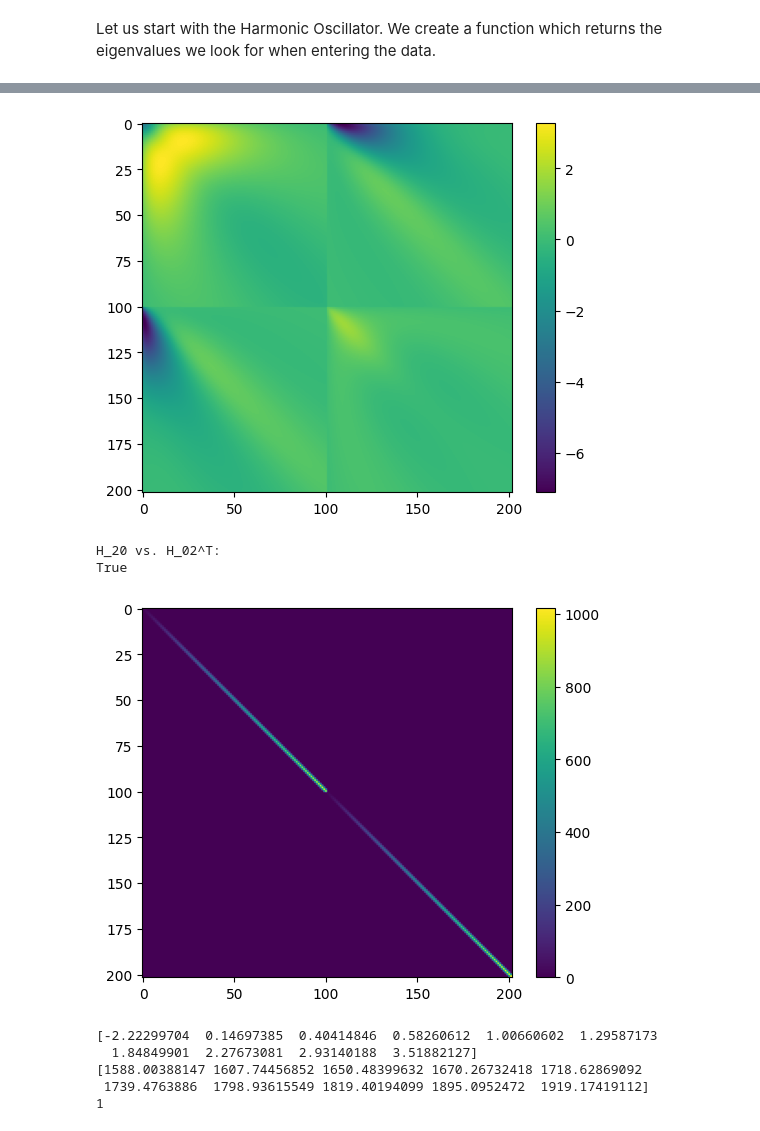
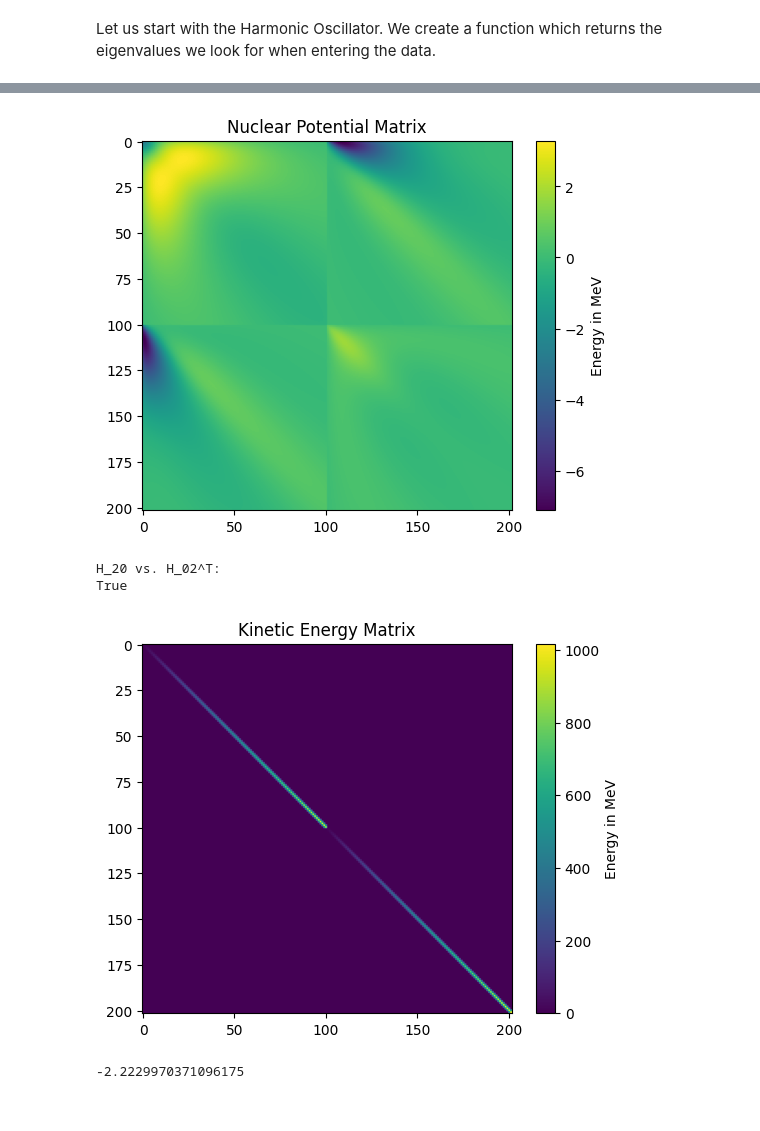
Before and after one commit to elanikum/comp_nuclear_structure_physics2025, a Jupyter notebook: deuteron_gs.ipynb, the cells around one changed output, grey strips where cells are left out. Cells and saved outputs as stored; diff of their text form; code cells hidden in the pictures.

```diff
--- a/deuteron_gs.ipynb
+++ b/deuteron_gs.ipynb
@@ -17,7 +83,7 @@ def symmetrize(m):
 def hermitize(m01, m10):
     return m01 + m10.T - np.diag(m01.diagonal())
 
-def create_hamiltonian(file1, file2, plotting = None):
+def create_hamiltonian(file1, file2, Nmax = None, plotting = None):
     vNN = pd.read_csv(file1, sep = r"\s+", header = None, skiprows = 1)
     tRel = pd.read_csv(file2, sep = r"\s+", header = None, skiprows = 1)
 
@@ -26,6 +92,10 @@ def create_hamiltonian(file1, file2, plotting = None):
 
     vNN = vNN.loc[(vNN['J'] == 1) & (vNN['S'] == 1) & (vNN['T'] == 0) & (vNN['MT'] == 0)]
     tRel = tRel.loc[(tRel['J'] == 1) & (tRel['S'] == 1) & (tRel['T'] == 0) & (tRel['MT'] == 0)]
+
+    if Nmax is not None:
+        vNN = vNN[(vNN['N'] <= Nmax) & (vNN['NN'] <= Nmax)]
+        tRel = tRel[(tRel['N'] <= Nmax) & (tRel['NN'] <= Nmax)]
 
     vNN = vNN.sort_values(['L',"LL"])
     tRel = tRel.sort_values(['L',"LL"])
@@ -40,58 +110,51 @@ def create_hamiltonian(file1, file2, plotting = None):
     V_20 = hermitize(V_20_wip, V_02_wip)
     V_22 = symmetrize(V_22)
 
     V = np.block([[V_00, V_02], [V_20, V_22]])
 
     T_00 = tRel[(tRel['L'] == 0) & (tRel["LL"] == 0)].pivot(index="N", columns="NN", values='E').fillna(0).values
     T_02 = tRel[(tRel['L'] == 0) & (tRel["LL"] == 2)].pivot(index="N", columns="NN", values='E').fillna(0).values
     T_20 = tRel[(tRel['L'] == 2) & (tRel["LL"] == 0)].pivot(index="N", columns="NN", values='E').fillna(0).values
     T_22 = tRel[(tRel['L'] == 2) & (tRel["LL"] == 2)].pivot(index="N", columns="NN", values='E').fillna(0).values
 
     T_00 = symmetrize(T_00)
-    #T_02 = hermitize(T_02, T_20)
-    #T_20 = hermitize(T_20, T_02)
     T_22 = symmetrize(T_22)
 
     T = np.block([[T_00, T_02], [T_20, T_22]])
 
     if plotting:
         plt.imshow(V)
-        plt.colorbar()
+        plt.colorbar(label = "Energy in MeV")
+        plt.title("Nuclear Potential Matrix")
         plt.show()
 
         # Validate symmetry of submatrices
         print("H_20 vs. H_02^T:")
         print(np.allclose(V_20, V_02.T))
 
         plt.imshow(T)
-        plt.colorbar()
+        plt.colorbar(label = "Energy in MeV")
+        plt.title("Kinetic Energy Matrix")
         plt.show()
+
     return V+T
 
-def solve_eigensystem(m):
-    w, v = np.linalg.eig(m)
-    return w, v
+def solve_eigensystem_gsE(file1, file2, Nmax = None):
+    if Nmax is not None:
+        H = create_hamiltonian(file1, file2, Nmax)
+    else:
+        H = create_hamiltonian(file1, file2)
+    w, v = np.linalg.eig(H)
+    w_sorted = np.sort(w)
+    return w_sorted[0]
 
+H = create_hamiltonian(vNN_dat_chi2bSMSI5C[0], tRel_dat[0], plotting = True)
 
-if __name__ == "__main__":
-    vNN_dat = r"Data\RelativeHarmonicOscillator\chi2bSMSI5C\chi2bSMSI5C_srg0000_NMax100_LMax02_hwHO010.meho\chi2bSMSI5C_srg0000_NMax100_LMax02_hwHO010.meho"
-    tRel_dat = r"Data\RelativeHarmonicOscillator\kinetic\trel_NMax100_LMax02_hwHO010.meho\trel_NMax100_LMax02_hwHO010.meho"
-    H = create_hamiltonian(vNN_dat, tRel_dat, plotting = True)
-    w, v = solve_eigensystem(H)
-    # sort w and print smallest eigenvalues
-    w_sorted = np.sort(w)
-    print(w_sorted[:10])
-    print(w_sorted[-10:])
-
-    # check negative eigenvalues
-    print(np.sum(w_sorted < 0))
+gsE = solve_eigensystem_gsE(vNN_dat_chi2bSMSI5C[0], tRel_dat[0])
+print(gsE)
 # %% [output]
-[figure, old version]
+[figure, new version]
 H_20 vs. H_02^T:
 True
-[figure, old version]
+[figure, new version]
-[-2.22299704  0.14697385  0.40414846  0.58260612  1.00660602  1.29587173
-  1.84849901  2.27673081  2.93140188  3.51882127]
-[1588.00388147 1607.74456852 1650.48399632 1670.26732418 1718.62869092
- 1739.4763886  1798.93615549 1819.40194099 1895.0952472  1919.17419112]
-1
+-2.2229970371096175
```
Also changed, not shown: parts of 9 cells of this notebook, 1 other file.
